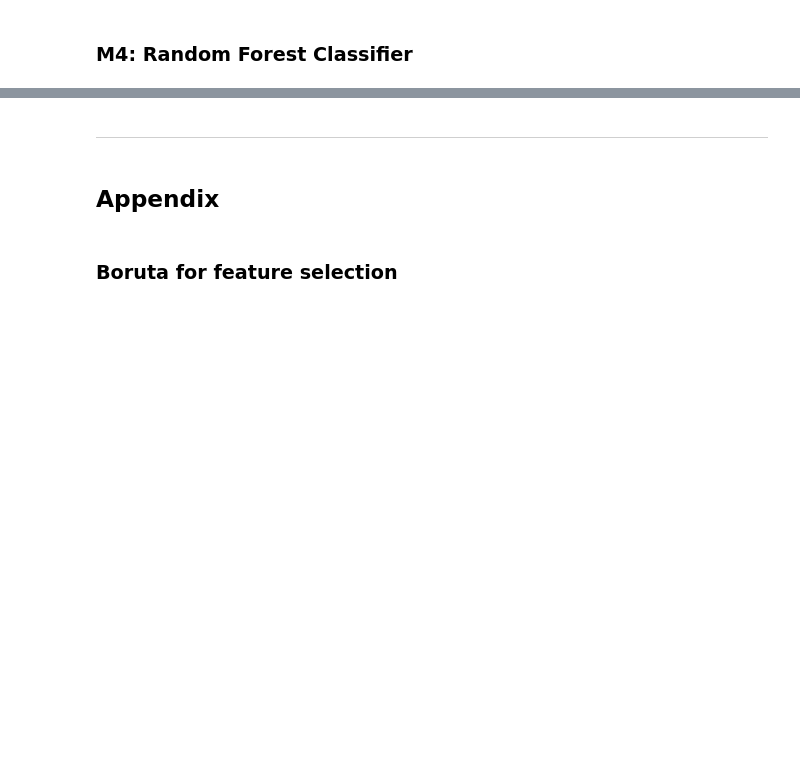
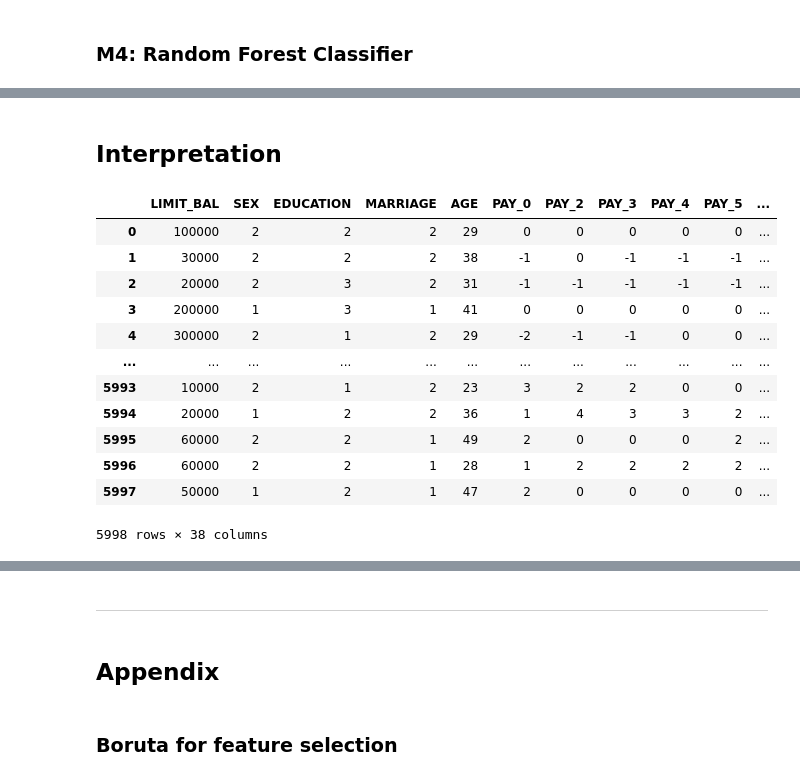
Before and after one commit to rknagao/uci_default_credit_card, a Jupyter notebook: model.ipynb, the cells around one changed output, grey strips where cells are left out. Cells and saved outputs as stored; diff of their text form; code cells hidden in the pictures; blank space fills up the shorter version.

```diff
--- a/model.ipynb
+++ b/model.ipynb
@@ -299,0 +403,18 @@ df_metric.sort_values('roc_auc', ascending=False).round(3)
+# %% [markdown]
+## Interpretation
+# %%
+X_test
+# %% [output]
+|  | LIMIT_BAL | SEX | EDUCATION | MARRIAGE | AGE | PAY_0 | PAY_2 | PAY_3 | PAY_4 | PAY_5 | ... |
+| 0 | 100000 | 2 | 2 | 2 | 29 | 0 | 0 | 0 | 0 | 0 | ... |
+| 1 | 30000 | 2 | 2 | 2 | 38 | -1 | 0 | -1 | -1 | -1 | ... |
+| 2 | 20000 | 2 | 3 | 2 | 31 | -1 | -1 | -1 | -1 | -1 | ... |
+| 3 | 200000 | 1 | 3 | 1 | 41 | 0 | 0 | 0 | 0 | 0 | ... |
+| 4 | 300000 | 2 | 1 | 2 | 29 | -2 | -1 | -1 | 0 | 0 | ... |
+| ... | ... | ... | ... | ... | ... | ... | ... | ... | ... | ... | ... |
+| 5993 | 10000 | 2 | 1 | 2 | 23 | 3 | 2 | 2 | 0 | 0 | ... |
+| 5994 | 20000 | 1 | 2 | 2 | 36 | 1 | 4 | 3 | 3 | 2 | ... |
+| 5995 | 60000 | 2 | 2 | 1 | 49 | 2 | 0 | 0 | 0 | 2 | ... |
+| 5996 | 60000 | 2 | 2 | 1 | 28 | 1 | 2 | 2 | 2 | 2 | ... |
+| 5997 | 50000 | 1 | 2 | 1 | 47 | 2 | 0 | 0 | 0 | 0 | ... |
+5998 rows × 38 columns
```
Also changed, not shown: parts of 24 cells of this notebook, 5 other files.
